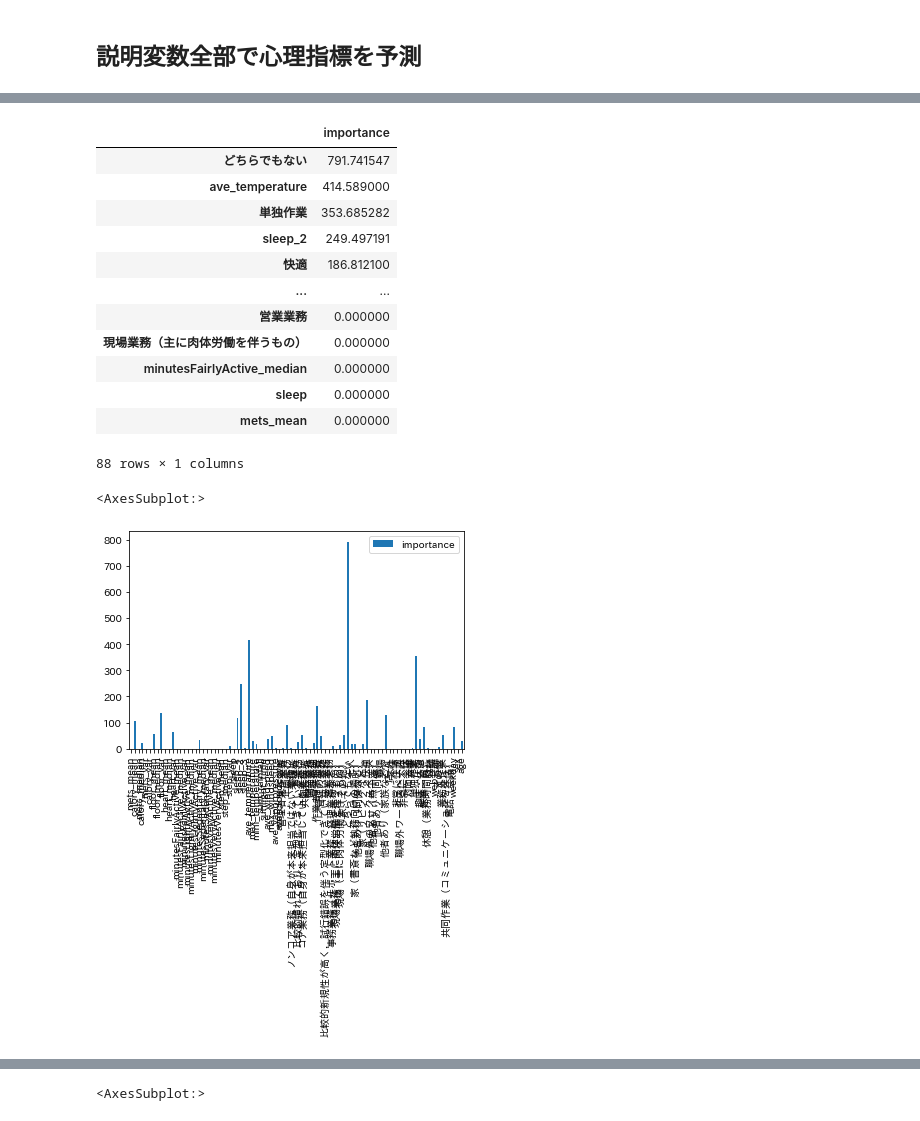
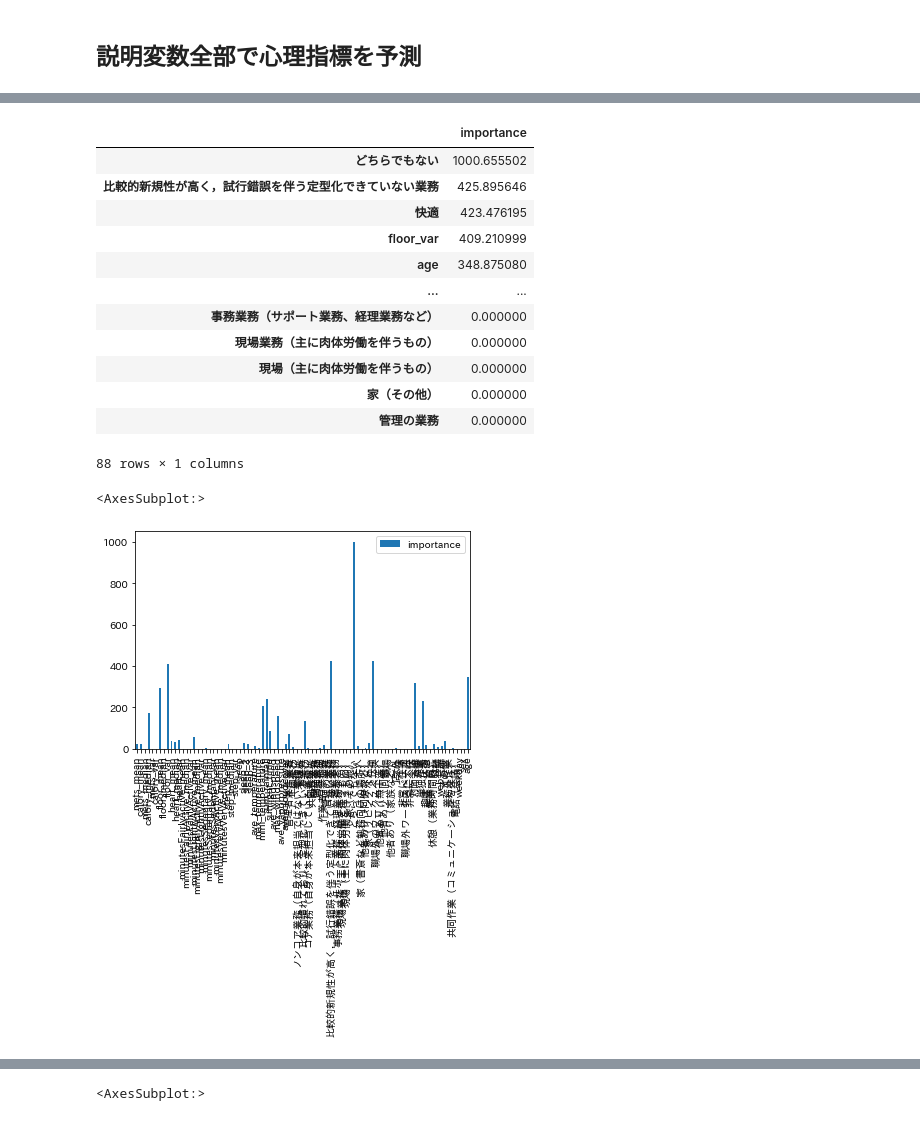
Before and after one commit to yusukennn/research_mental_prediction, a Jupyter notebook: code/analyse/analyse_all_data.ipynb, the cells around one changed output, grey strips where cells are left out. Cells and saved outputs as stored; diff of their text form; code cells hidden in the pictures.

```diff
--- a/code/analyse/analyse_all_data.ipynb
+++ b/code/analyse/analyse_all_data.ipynb
@@ -743,7 +763,7 @@ from sklearn.metrics import log_loss # モデル評価用(logloss)
 from sklearn.metrics import roc_auc_score # モデル評価用(auc)
 import japanize_matplotlib
 # ques_act_day_pred['user_id'] = ques_act_day_pred['user_id'].astype('int')
-target = 'value_eval_label'
+target = 'workenga_score_label'
 
 all_data_pre=all_data[all_data[target]!=1].dropna(subset=[target])
 X = all_data_pre[['mets_mean', 'calory_mean', 'mets_median',
@@ -934,18 +954,18 @@ Kfold平均 acc:0.8033087633087632, f1-score:0.7923168514943565, auc:0.880280562
 |  | importance |
-| どちらでもない | 791.741547 |
-| ave_temperature | 414.589000 |
-| 単独作業 | 353.685282 |
-| sleep_2 | 249.497191 |
-| 快適 | 186.812100 |
+| どちらでもない | 1000.655502 |
+| 比較的新規性が高く，試行錯誤を伴う定型化できていない業務 | 425.895646 |
+| 快適 | 423.476195 |
+| floor_var | 409.210999 |
+| age | 348.875080 |
 | ... | ... |
-| 営業業務 | 0.000000 |
+| 事務業務（サポート業務、経理業務など） | 0.000000 |
 | 現場業務（主に肉体労働を伴うもの） | 0.000000 |
-| minutesFairlyActive_median | 0.000000 |
-| sleep | 0.000000 |
-| mets_mean | 0.000000 |
+| 現場（主に肉体労働を伴うもの） | 0.000000 |
+| 家（その他） | 0.000000 |
+| 管理の業務 | 0.000000 |
 88 rows × 1 columns
 <AxesSubplot:>
-[figure, old version]
+[figure, new version]
 # %%
 import numpy as np
 import pandas as pd
```
Also changed, not shown: parts of 16 cells of this notebook, 4 other files.
